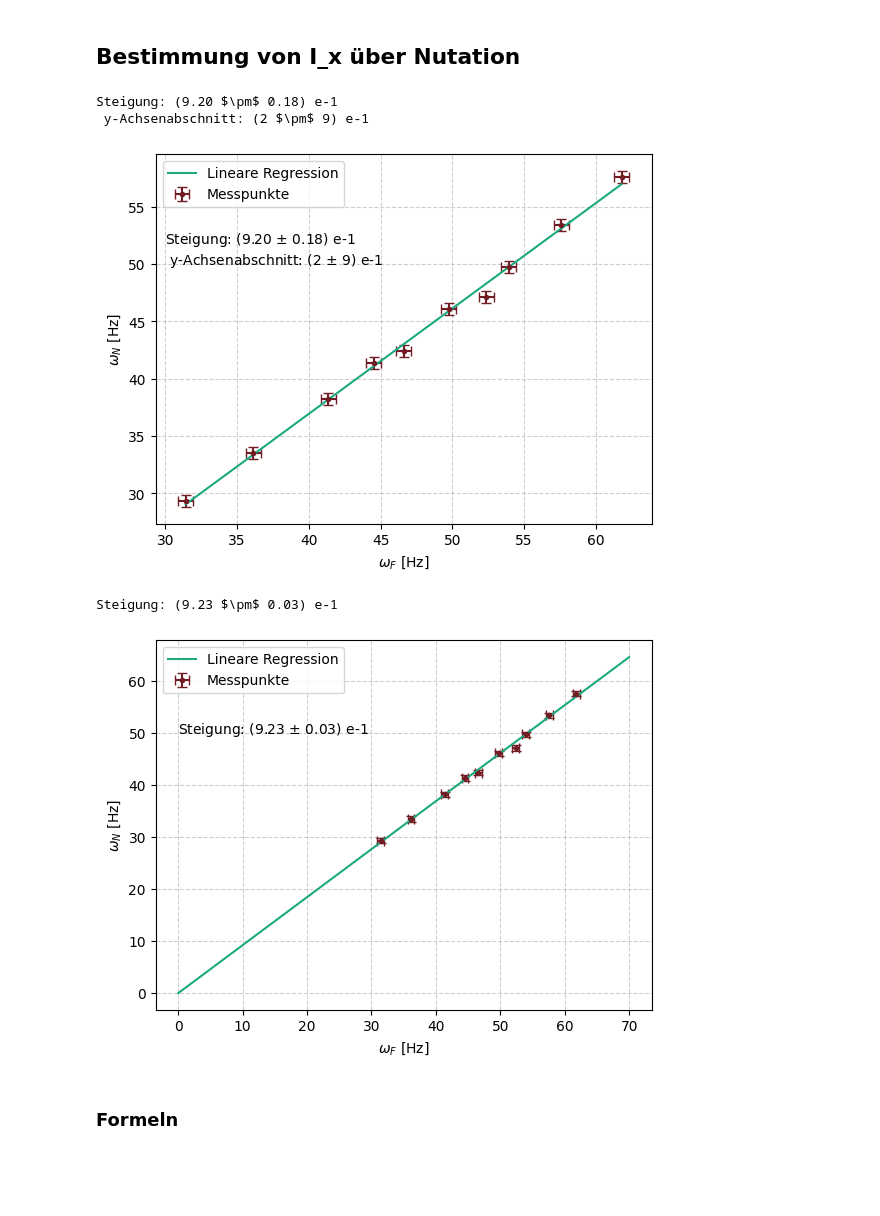
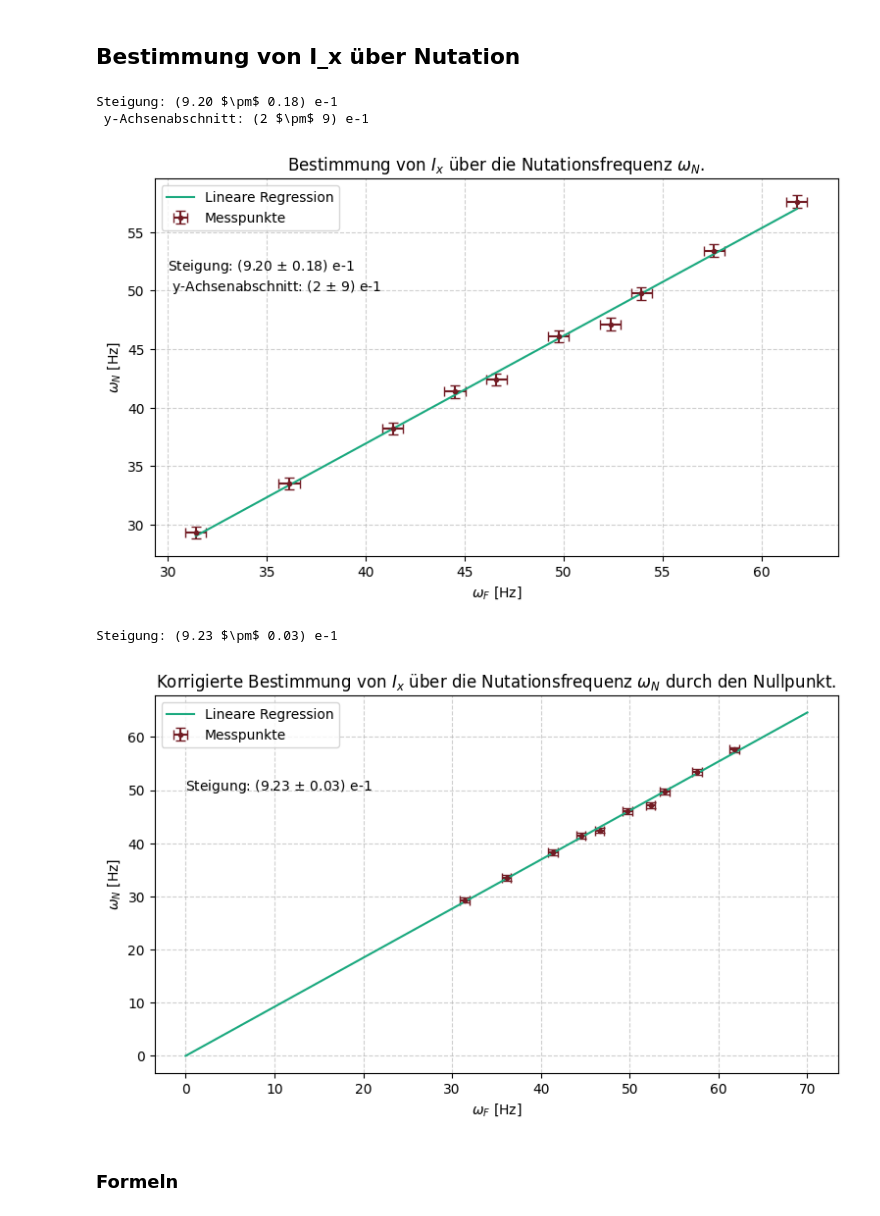
Before and after one commit to FinnZeumer/PAP-2, a Jupyter notebook: Versuche/213/Python/V213.ipynb, the cells around one changed output. Cells and saved outputs as stored; diff of their text form; code cells hidden in the pictures; blank space fills up the shorter version.

```diff
--- a/Versuche/213/Python/V213.ipynb
+++ b/Versuche/213/Python/V213.ipynb
@@ -1581,37 +1592,38 @@ absch_2 = round_sig_digs(popt[1], np.sqrt(pcov[1,1]))
 
 print(f"Steigung: {steig_2[2]} \n", f"y-Achsenabschnitt: {absch_2[2]}")
 
+plt.figure(figsize=(9,5))
 
 plt.errorbar(
     omega_f_2,
     omega_n,
     err_omega,
     err_omega,
     fmt='.',
     color=weinrot,
     capsize=3.5,
     label="Messpunkte")
 
 plt.plot(
     omega_f_2,
     linear(omega_f_2,*popt),
     color=hellgruen,
     label="Lineare Regression")
 
 
 plt.xlabel('$\\omega_F \\ [\\mathrm{Hz}]$')
 plt.ylabel('$\\omega_N \\ [\\mathrm{Hz}]$')
-plt.title('')
+plt.title(r'Bestimmung von $I_x$ über die Nutationsfrequenz $\omega_N$.')
 plt.grid(True, which="both", linestyle="--", alpha=0.6)
 plt.legend()
 plt.text(30, 50, f"Steigung: {steig_2[2]} \n y-Achsenabschnitt: {absch_2[2]}")
 
 plt.savefig(f'{pfad}omegaN_gegen_omegaF{aufgabe}.pdf')
 plt.show()
 # %% [output]
 Steigung: (9.20 $\pm$ 0.18) e-1
  y-Achsenabschnitt: (2 $\pm$ 9) e-1
-[figure, old version]
+[figure, new version]
 # %%
 aufgabe = "6_alt"
 
@@ -1637,6 +1649,7 @@ steig_2 = round_sig_digs(popt[0], np.sqrt(pcov[0,0]))
 
 print(f"Steigung: {steig_2[2]}")
 
+plt.figure(figsize=(9,5))
 
 plt.errorbar(
     omega_f_2,
@@ -1657,7 +1670,7 @@ plt.plot(
 
 plt.xlabel('$\\omega_F \\ [\\mathrm{Hz}]$')
 plt.ylabel('$\\omega_N \\ [\\mathrm{Hz}]$')
-plt.title('')
+plt.title(r'Korrigierte Bestimmung von $I_x$ über die Nutationsfrequenz $\omega_N$ durch den Nullpunkt.')
 plt.grid(True, which="both", linestyle="--", alpha=0.6)
 plt.legend()
 plt.text(0, 50, f"Steigung: {steig_2[2]}")
@@ -1666,7 +1679,7 @@ plt.savefig(f'{pfad}omegaN_gegen_omegaF{aufgabe}.pdf')
 plt.show()
 # %% [output]
 Steigung: (9.23 $\pm$ 0.03) e-1
-[figure, old version]
+[figure, new version]
 # %% [markdown]
 ### Formeln
 # %%
```
Also changed, not shown: parts of 5 cells of this notebook, 32 other files.
